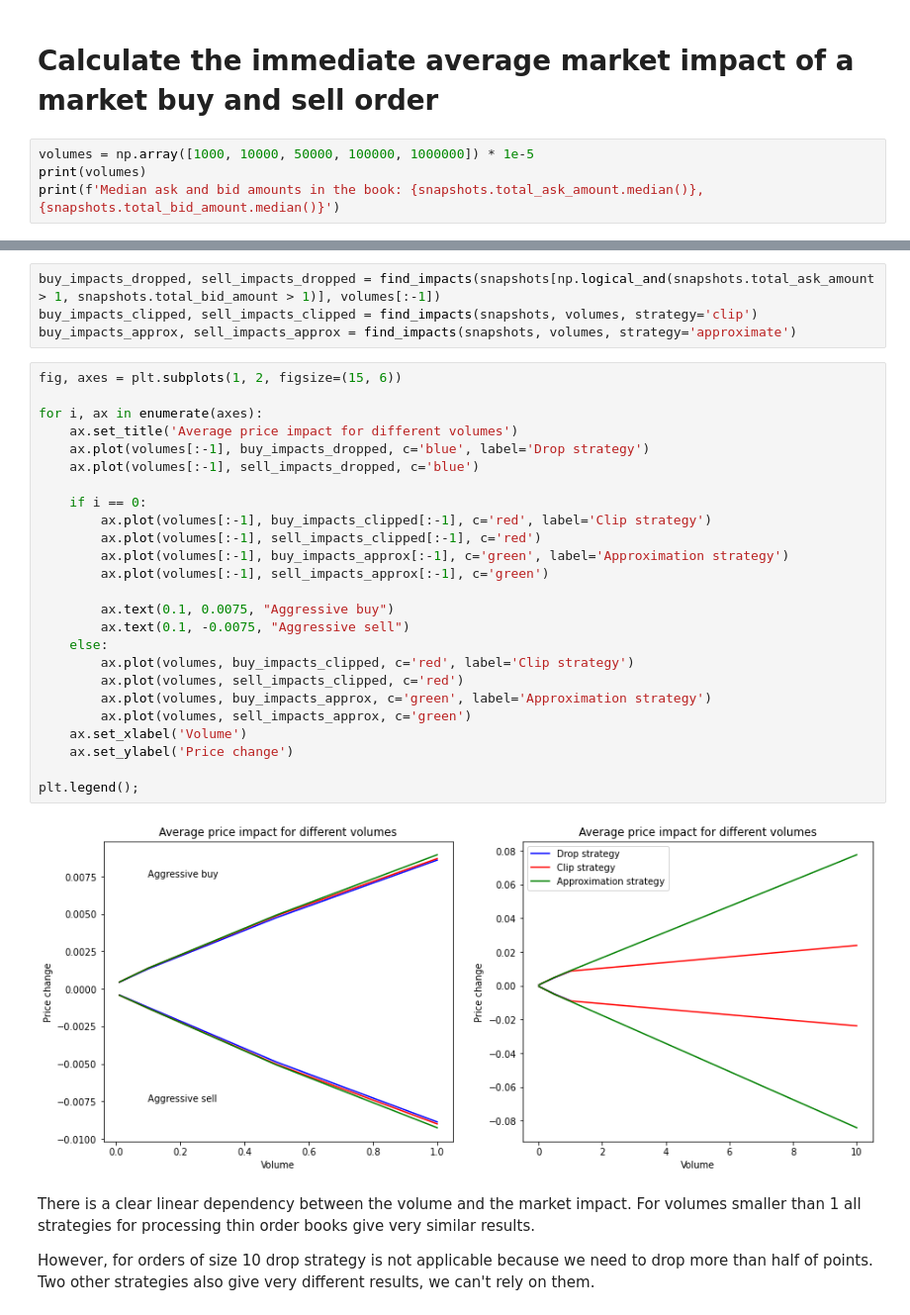
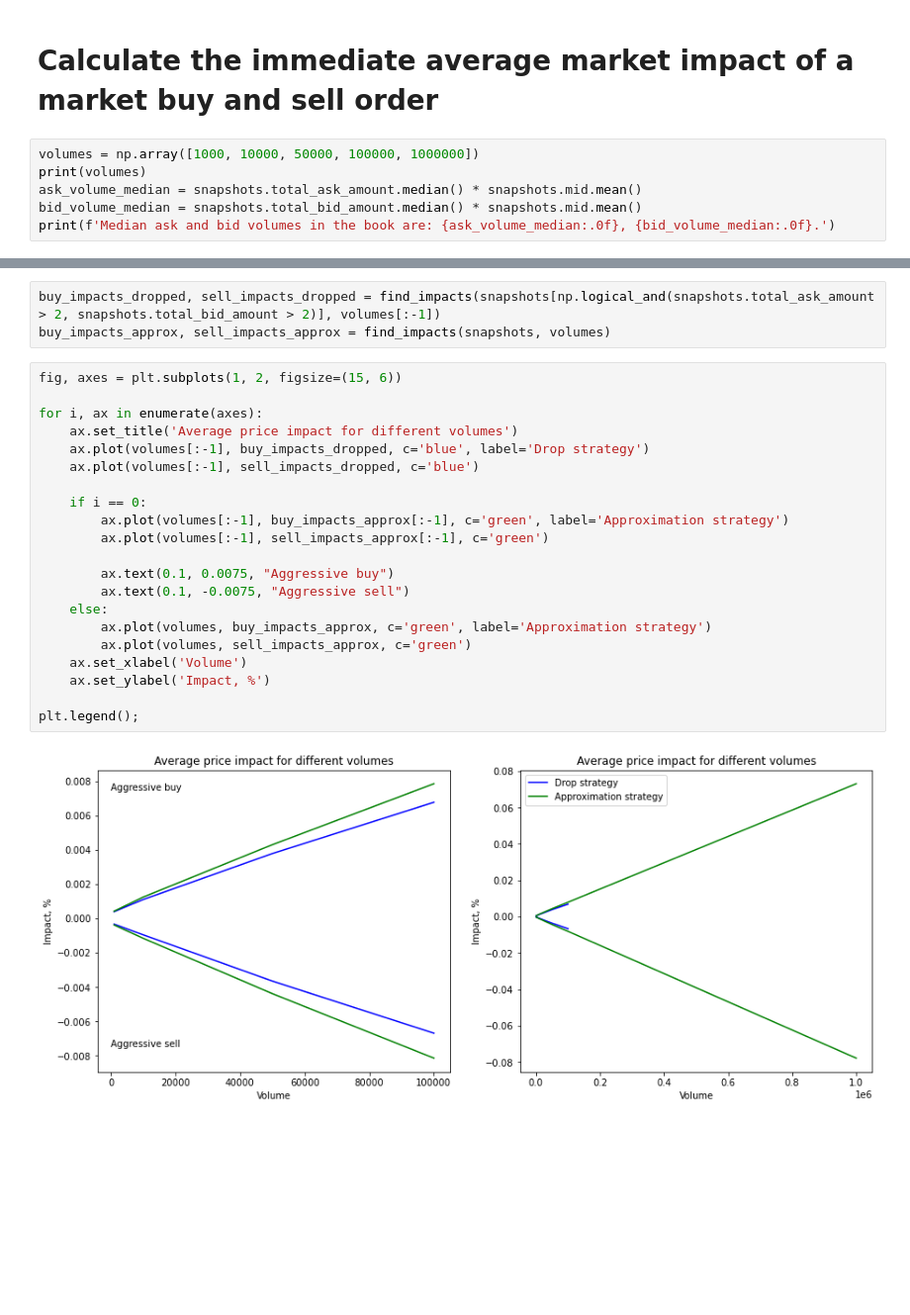
Before and after one commit to AndreySmirdin/OrderBookAnalysis, a Jupyter notebook: Analysis.ipynb, the cells around one changed output, grey strips where cells are left out. Shown at 99% size. Cells and saved outputs as stored; diff of their text form; blank space fills up the shorter version.

Commit message:
Fix calculations of immediate market impacts

```diff
--- a/Analysis.ipynb
+++ b/Analysis.ipynb
@@ -87,7 +83,9 @@ snapshots_ma60.corr()
 # %% [markdown]
 # Calculate the immediate average market impact of a market buy and sell order
 # %%
-volumes = np.array([1000, 10000, 50000, 100000, 1000000]) * 1e-5
+volumes = np.array([1000, 10000, 50000, 100000, 1000000])
 print(volumes)
-print(f'Median ask and bid amounts in the book: {snapshots.total_ask_amount.median()}, {snapshots.total_bid_amount.median()}')
+ask_volume_median = snapshots.total_ask_amount.median() * snapshots.mid.mean()
+bid_volume_median = snapshots.total_bid_amount.median() * snapshots.mid.mean()
+print(f'Median ask and bid volumes in the book are: {ask_volume_median:.0f}, {bid_volume_median:.0f}.')
 # %% [output]
@@ -131,36 +108,27 @@ def find_impacts(df, volumes, strategy='nothing'):
     return buy_impacts.mean() * 100, sell_impacts.mean() * 100
 # %%
-buy_impacts_dropped, sell_impacts_dropped = find_impacts(snapshots[np.logical_and(snapshots.total_ask_amount > 1, snapshots.total_bid_amount > 1)], volumes[:-1])
-buy_impacts_clipped, sell_impacts_clipped = find_impacts(snapshots, volumes, strategy='clip')
-buy_impacts_approx, sell_impacts_approx = find_impacts(snapshots, volumes, strategy='approximate')
+buy_impacts_dropped, sell_impacts_dropped = find_impacts(snapshots[np.logical_and(snapshots.total_ask_amount > 2, snapshots.total_bid_amount > 2)], volumes[:-1])
+buy_impacts_approx, sell_impacts_approx = find_impacts(snapshots, volumes)
-# %%
-fig, axes = plt.subplots(1, 2, figsize=(15, 6))
-
-for i, ax in enumerate(axes):
-    ax.set_title('Average price impact for different volumes')
-    ax.plot(volumes[:-1], buy_impacts_dropped, c='blue', label='Drop strategy')
-    ax.plot(volumes[:-1], sell_impacts_dropped, c='blue')
-
-    if i == 0:
-        ax.plot(volumes[:-1], buy_impacts_clipped[:-1], c='red', label='Clip strategy')
-        ax.plot(volumes[:-1], sell_impacts_clipped[:-1], c='red')
-        ax.plot(volumes[:-1], buy_impacts_approx[:-1], c='green', label='Approximation strategy')
-        ax.plot(volumes[:-1], sell_impacts_approx[:-1], c='green')
-
-        ax.text(0.1, 0.0075, "Aggressive buy")
-        ax.text(0.1, -0.0075, "Aggressive sell")
-    else:
-        ax.plot(volumes, buy_impacts_clipped, c='red', label='Clip strategy')
-        ax.plot(volumes, sell_impacts_clipped, c='red')
-        ax.plot(volumes, buy_impacts_approx, c='green', label='Approximation strategy')
-        ax.plot(volumes, sell_impacts_approx, c='green')
-    ax.set_xlabel('Volume')
-    ax.set_ylabel('Price change')
-
-plt.legend();
-# %% [output]
-[figure, removed]
-# %% [markdown]
-There is a clear linear dependency between the volume and the market impact. For volumes smaller than 1 all strategies for processing thin order books give very similar results.
-
-However, for orders of size 10 drop strategy is not applicable because we need to drop more than half of points. Two other strategies also give very different results, we can't rely on them.
+# %%
+fig, axes = plt.subplots(1, 2, figsize=(15, 6))
+
+for i, ax in enumerate(axes):
+    ax.set_title('Average price impact for different volumes')
+    ax.plot(volumes[:-1], buy_impacts_dropped, c='blue', label='Drop strategy')
+    ax.plot(volumes[:-1], sell_impacts_dropped, c='blue')
+
+    if i == 0:
+        ax.plot(volumes[:-1], buy_impacts_approx[:-1], c='green', label='Approximation strategy')
+        ax.plot(volumes[:-1], sell_impacts_approx[:-1], c='green')
+
+        ax.text(0.1, 0.0075, "Aggressive buy")
+        ax.text(0.1, -0.0075, "Aggressive sell")
+    else:
+        ax.plot(volumes, buy_impacts_approx, c='green', label='Approximation strategy')
+        ax.plot(volumes, sell_impacts_approx, c='green')
+    ax.set_xlabel('Volume')
+    ax.set_ylabel('Impact, %')
+
+plt.legend();
+# %% [output]
+[figure, added]
```
Also changed, not shown: parts of 20 cells of this notebook, 2 other files.
